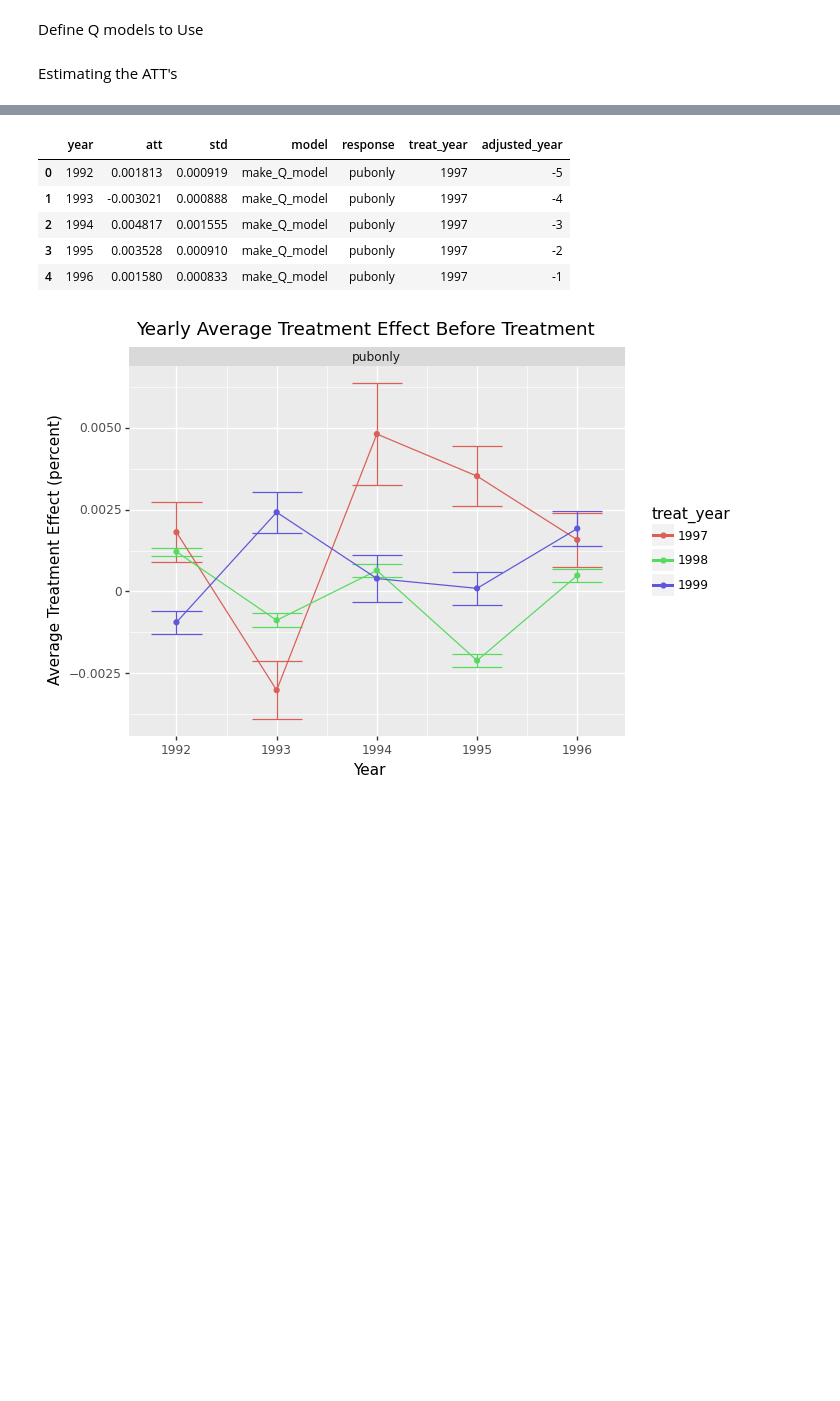
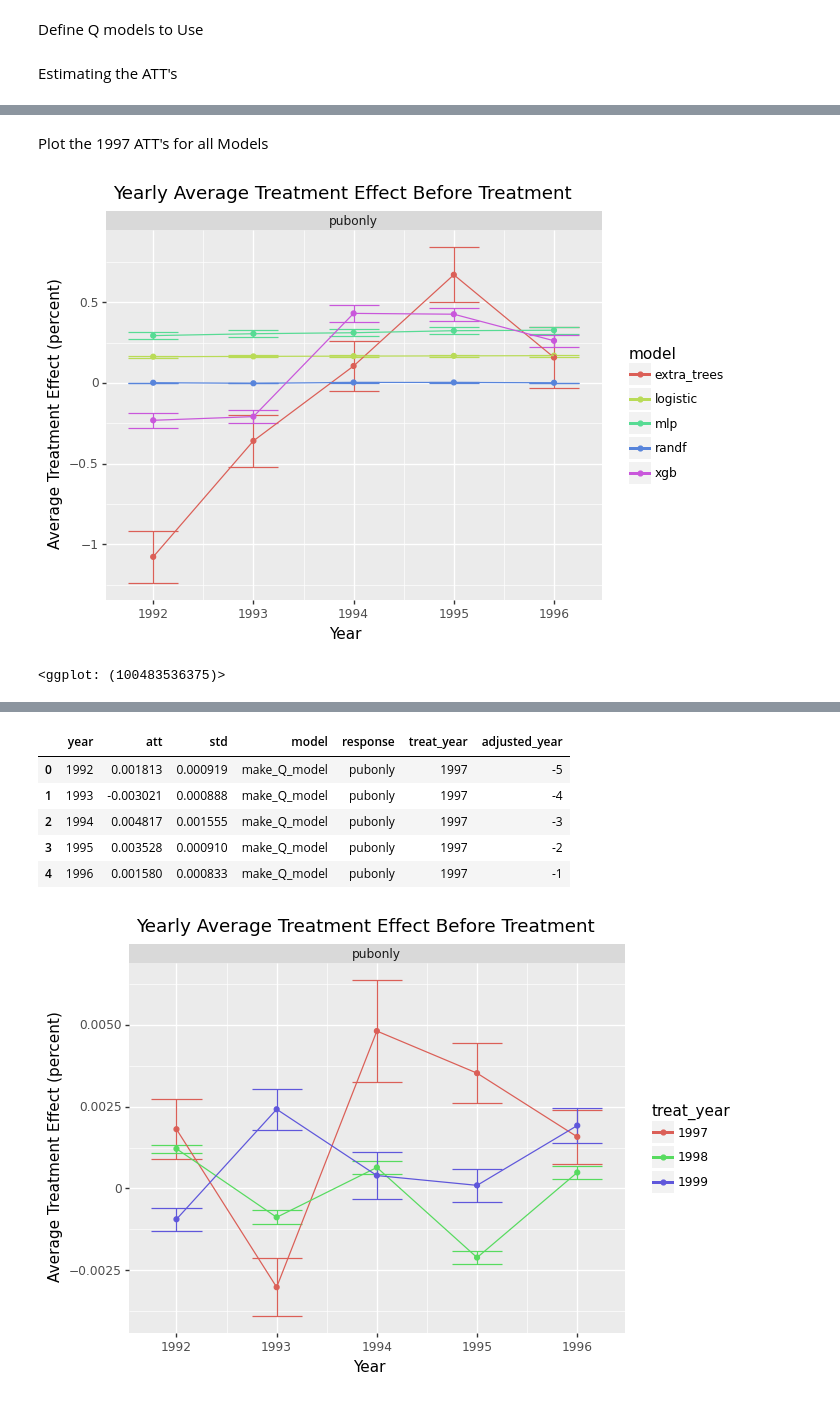
Before and after one commit to wflewis12/Causal_ML_Project, a Jupyter notebook: Estimator_v7.ipynb, the cells around one changed output, grey strips where cells are left out. Cells and saved outputs as stored; diff of their text form; code cells hidden in the pictures; blank space fills up the shorter version.

```diff
--- a/Estimator_v7.ipynb
+++ b/Estimator_v7.ipynb
@@ -405,0 +391,23 @@ labs(title = "Various Model Performance")
+# %% [markdown]
+Plot the 1997 ATT's for all Models
+# %%
+# Plotnine code to make plot for pre-treatment effects
+all_pre_treat = all_models[(all_models["year"] < 1997) & (all_models["treat_year"] != 2008)].copy()
+
+all_pre_treat["treat_year"] = all_pre_treat["treat_year"].replace(2008, "Never Implemented")
+
+all_pre_treat['att-error'] = all_pre_treat['att'] - all_pre_treat['std']
+all_pre_treat['att+error'] = all_pre_treat['att'] + all_pre_treat['std']
+all_pre_treat['treat_year'] = all_pre_treat['treat_year'].apply(lambda x: str(x))
+
+ggplot(all_pre_treat, aes(x='year', y='att', color = 'model', group='model')) + \
+geom_errorbar(aes(ymin = 'att-error', ymax = 'att+error')) + \
+geom_point() + \
+geom_line() + \
+facet_wrap('response') + \
+xlab('Year') + \
+ylab('Average Treatment Effect (percent)') + \
+labs(title = "Yearly Average Treatment Effect Before Treatment ")
+# %% [output]
+[figure, added]
+<ggplot: (100483536375)>
```
Also changed, not shown: parts of 12 cells of this notebook.
